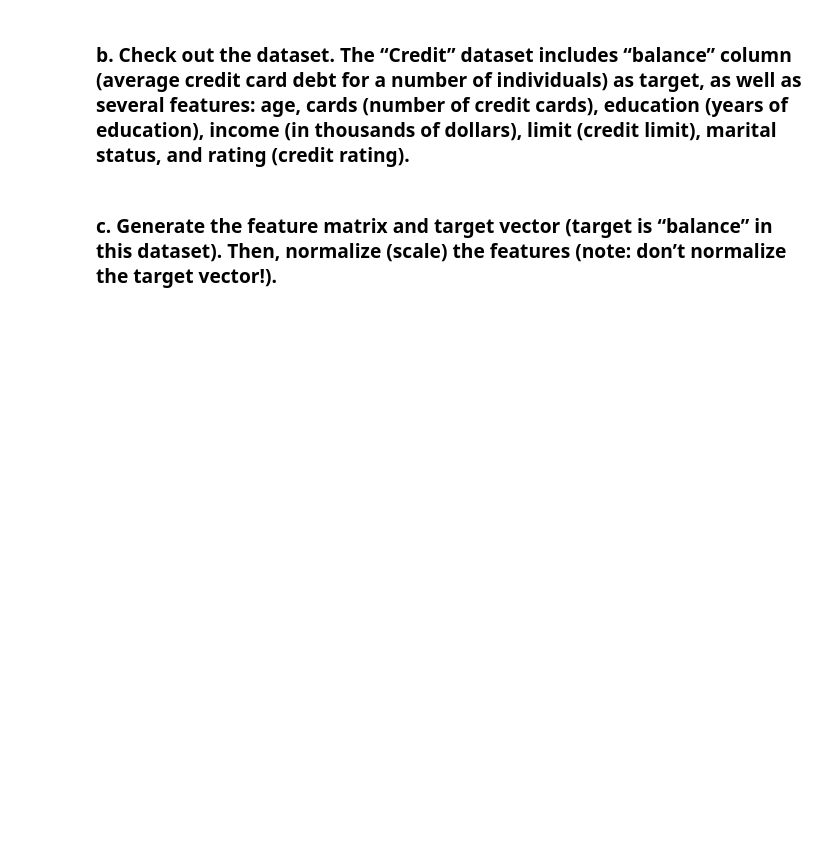
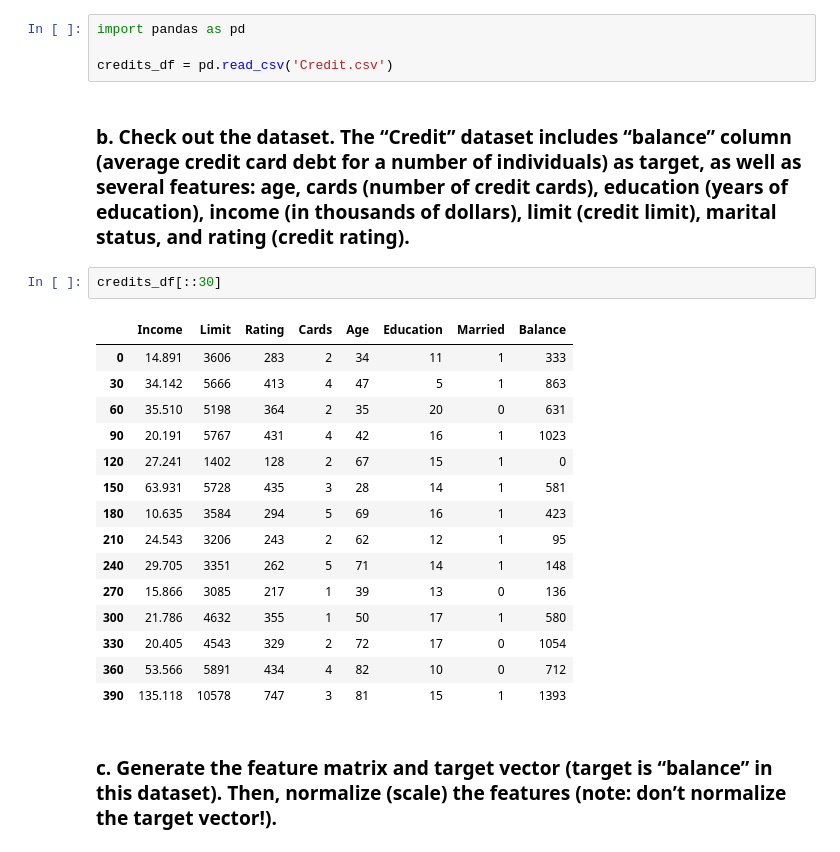
Before and after one commit to luoken/Cancer-Predictor, a Jupyter notebook: Homework3.ipynb, the cells around one changed output. Saved outputs shown, nothing was run; the diff lists cells and outputs as text; blank space fills up the shorter version.

```diff
--- a/Homework3.ipynb
+++ b/Homework3.ipynb
@@ -205,8 +205,30 @@ Decision tree:  0.709187986652
 # Question 2: Debt Prediction
 # %% [markdown]
 ### a. Read the dataset file “Credit.csv” (you should download it from CSNS), and assign it to a Pandas DataFrame.
+# %%
+import pandas as pd
+
+credits_df = pd.read_csv('Credit.csv')
 # %% [markdown]
 ### b. Check out the dataset. The “Credit” dataset includes “balance” column (average credit card debt for a number of individuals) as target, as well as several features: age, cards (number of credit cards), education (years of education), income (in thousands of dollars), limit (credit limit), marital status, and rating (credit rating).
+# %%
+credits_df[::30]
+# %% [output]
+|  | Income | Limit | Rating | Cards | Age | Education | Married | Balance |
+| 0 | 14.891 | 3606 | 283 | 2 | 34 | 11 | 1 | 333 |
+| 30 | 34.142 | 5666 | 413 | 4 | 47 | 5 | 1 | 863 |
+| 60 | 35.510 | 5198 | 364 | 2 | 35 | 20 | 0 | 631 |
+| 90 | 20.191 | 5767 | 431 | 4 | 42 | 16 | 1 | 1023 |
+| 120 | 27.241 | 1402 | 128 | 2 | 67 | 15 | 1 | 0 |
+| 150 | 63.931 | 5728 | 435 | 3 | 28 | 14 | 1 | 581 |
+| 180 | 10.635 | 3584 | 294 | 5 | 69 | 16 | 1 | 423 |
+| 210 | 24.543 | 3206 | 243 | 2 | 62 | 12 | 1 | 95 |
+| 240 | 29.705 | 3351 | 262 | 5 | 71 | 14 | 1 | 148 |
+| 270 | 15.866 | 3085 | 217 | 1 | 39 | 13 | 0 | 136 |
+| 300 | 21.786 | 4632 | 355 | 1 | 50 | 17 | 1 | 580 |
+| 330 | 20.405 | 4543 | 329 | 2 | 72 | 17 | 0 | 1054 |
+| 360 | 53.566 | 5891 | 434 | 4 | 82 | 10 | 0 | 712 |
+| 390 | 135.118 | 10578 | 747 | 3 | 81 | 15 | 1 | 1393 |
 # %% [markdown]
 ### c. Generate the feature matrix and target vector (target is “balance” in this dataset). Then, normalize (scale) the features (note: don’t normalize the target vector!).
 # %% [markdown]
```
